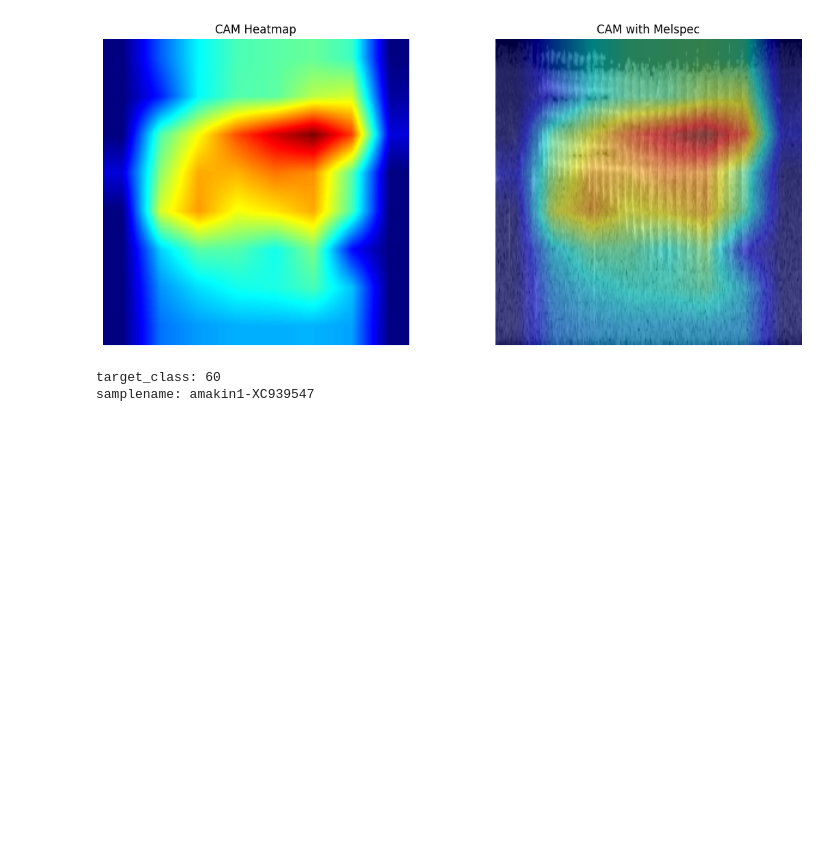
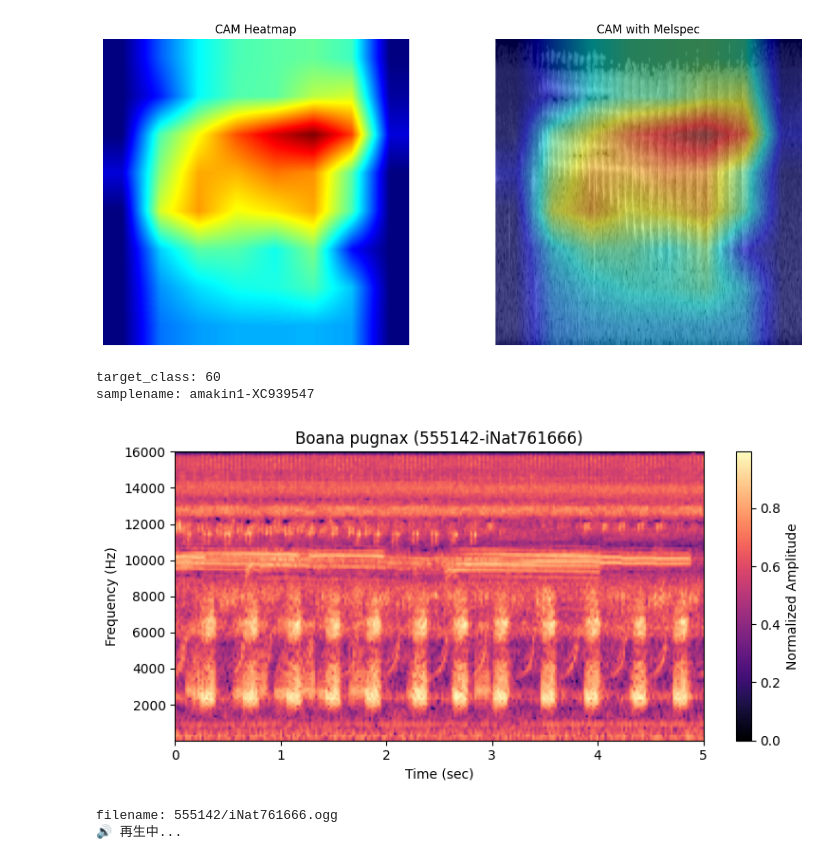
Before and after one commit to junya737/birdclef-2025, a Jupyter notebook: scripts/check_mel_audio.ipynb, the cells around one changed output. Cells and saved outputs as stored; diff of their text form; code cells hidden in the pictures; blank space fills up the shorter version.

Commit message:
Cheack amphibia's audio and mel

```diff
--- a/scripts/check_mel_audio.ipynb
+++ b/scripts/check_mel_audio.ipynb
@@ -314,0 +292,39 @@ for idx, row in top_samples.iterrows():
+# %%
+
+
+def show_mel_and_play(samplename, working_df, spec, cfg):
+    # --- メタ情報取得 ---
+    row = working_df[working_df["samplename"] == samplename].iloc[0]
+    mel = spec[samplename]
+    filename = row["filename"]
+    scientific_name = row.get("scientific_name", samplename)
+
+    # --- Mel表示設定 ---
+    fmin = cfg.FMIN
+    fmax = cfg.FMAX
+    duration = cfg.TARGET_DURATION
+    extent = [0, duration, fmin, fmax]
+
+    # --- 描画 + 音声再生 ---
+    plt.figure(figsize=(8, 4))
+    plt.imshow(mel, aspect='auto', origin='lower', cmap='magma', extent=extent)
+    plt.title(f"{scientific_name} ({samplename})")
+    plt.xlabel("Time (sec)")
+    plt.ylabel("Frequency (Hz)")
+    plt.colorbar(label="Normalized Amplitude")
+    plt.tight_layout()
+    plt.show()
+
+    print(f"filename: {filename}")
+
+    # --- 音声再生 ---
+    print("🔊 再生中...")
+    display(utils_lib.play_audio(filename, cfg.train_datadir))
+# %%
+i = 16
+samplename=top_samples["samplename"][i]
+show_mel_and_play(samplename, working_df, spec, cfg)
+# %% [output]
+[figure, added]
+filename: 555142/iNat761666.ogg
+🔊 再生中...
```
Also changed, not shown: parts of 5 cells of this notebook.
